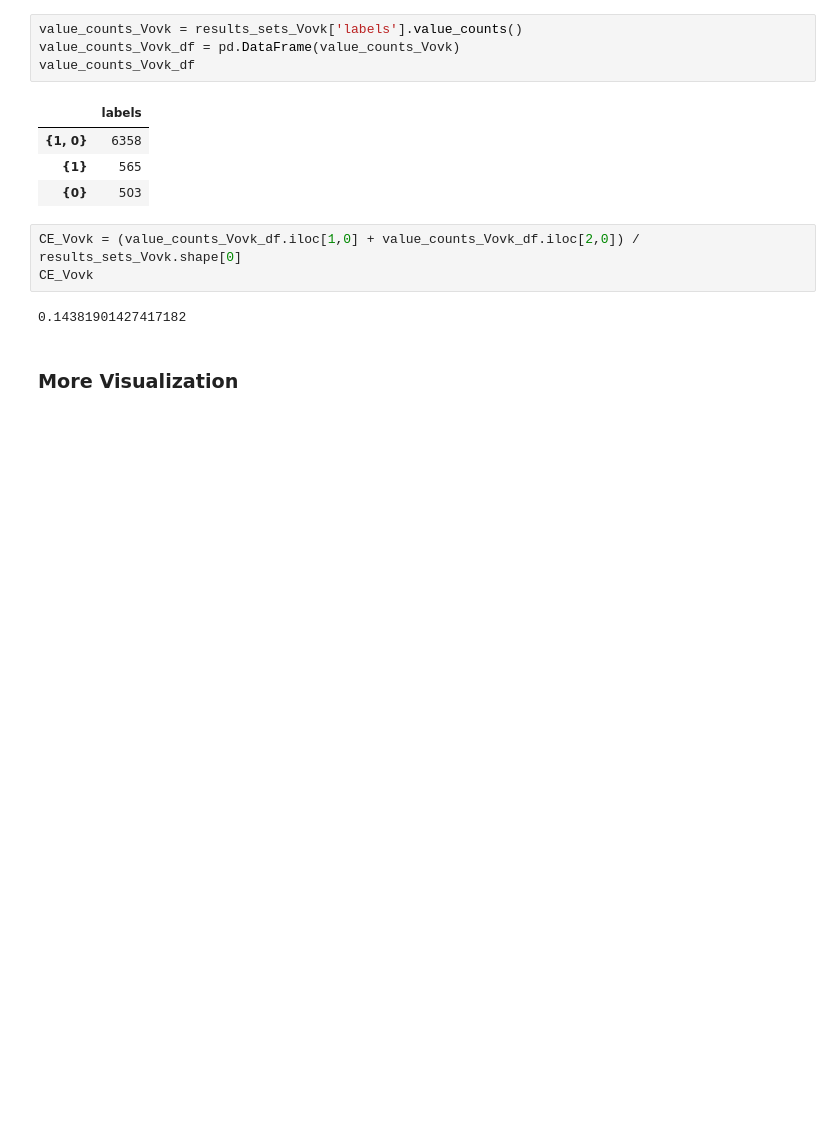
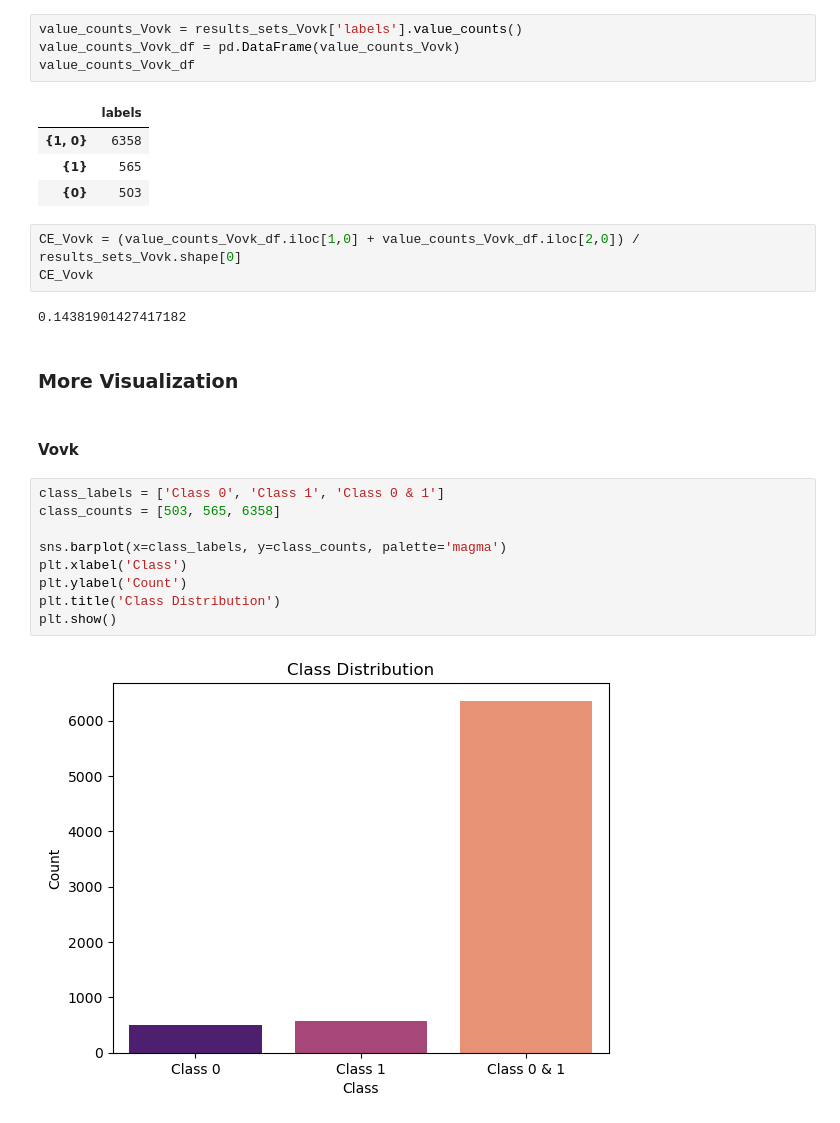
Before and after one commit to haileyvu9/RP, a Jupyter notebook: Research_Project_Hailey_Update.ipynb, the cells around one changed output. Saved outputs shown, nothing was run; the diff lists cells and outputs as text; blank space fills up the shorter version.

```diff
--- a/Research_Project_Hailey_Update.ipynb
+++ b/Research_Project_Hailey_Update.ipynb
@@ -782,3 +812,16 @@ CE_Vovk
 0.14381901427417182
 # %% [markdown]
 ### More Visualization
+# %% [markdown]
+#### Vovk
+# %%
+class_labels = ['Class 0', 'Class 1', 'Class 0 & 1']
+class_counts = [503, 565, 6358]
+
+sns.barplot(x=class_labels, y=class_counts, palette='magma')
+plt.xlabel('Class')
+plt.ylabel('Count')
+plt.title('Class Distribution')
+plt.show()
+# %% [output]
+[figure, added]
```
Also changed, not shown: parts of 7 cells of this notebook.
